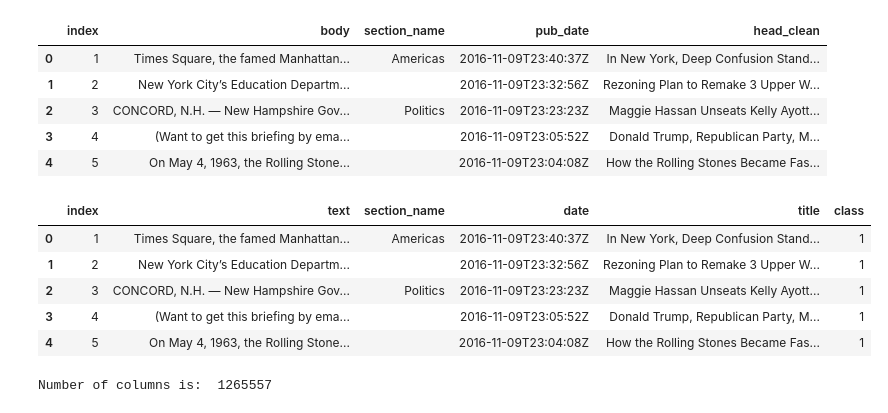
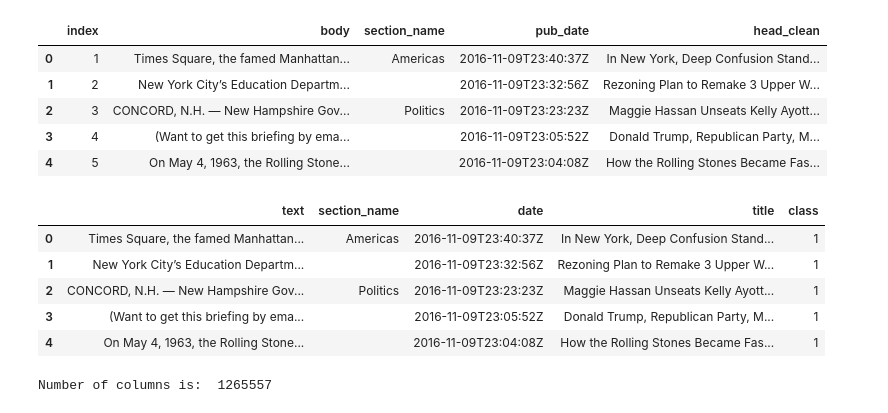
Before and after one commit to suryattheja/Fake-news-detection, a Jupyter notebook: NYT_Cleaning.ipynb, the cells around one changed output. Cells and saved outputs as stored; diff of their text form; code cells hidden in the pictures.

Commit message:
NYT data without index column

```diff
--- a/NYT_Cleaning.ipynb
+++ b/NYT_Cleaning.ipynb
@@ -297,13 +297,14 @@ df_all.head()
 # %%
 df_all_ren = df_all.rename(columns={'body': 'text', 'pub_date': 'date', 'head_clean': 'title'})
 df_all_ren['class'] = np.ones(len(df_all_ren), dtype=int)
+df_all_ren = df_all_ren.drop('index', 1)
 df_all_ren.head()
 # %% [output]
-|  | index | text | section_name | date | title | class |
-| 0 | 1 | Times Square, the famed Manhattan... | Americas | 2016-11-09T23:40:37Z | In New York, Deep Confusion Stand... | 1 |
-| 1 | 2 | New York City’s Education Departm... |  | 2016-11-09T23:32:56Z | Rezoning Plan to Remake 3 Upper W... | 1 |
-| 2 | 3 | CONCORD, N.H. — New Hampshire Gov... | Politics | 2016-11-09T23:23:23Z | Maggie Hassan Unseats Kelly Ayott... | 1 |
-| 3 | 4 | (Want to get this briefing by ema... |  | 2016-11-09T23:05:52Z | Donald Trump, Republican Party, M... | 1 |
-| 4 | 5 | On May 4, 1963, the Rolling Stone... |  | 2016-11-09T23:04:08Z | How the Rolling Stones Became Fas... | 1 |
+|  | text | section_name | date | title | class |
+| 0 | Times Square, the famed Manhattan... | Americas | 2016-11-09T23:40:37Z | In New York, Deep Confusion Stand... | 1 |
+| 1 | New York City’s Education Departm... |  | 2016-11-09T23:32:56Z | Rezoning Plan to Remake 3 Upper W... | 1 |
+| 2 | CONCORD, N.H. — New Hampshire Gov... | Politics | 2016-11-09T23:23:23Z | Maggie Hassan Unseats Kelly Ayott... | 1 |
+| 3 | (Want to get this briefing by ema... |  | 2016-11-09T23:05:52Z | Donald Trump, Republican Party, M... | 1 |
+| 4 | On May 4, 1963, the Rolling Stone... |  | 2016-11-09T23:04:08Z | How the Rolling Stones Became Fas... | 1 |
 # %%
 # Saving the clean data to csv file
```
Also changed, not shown: parts of 1 cell of this notebook.
